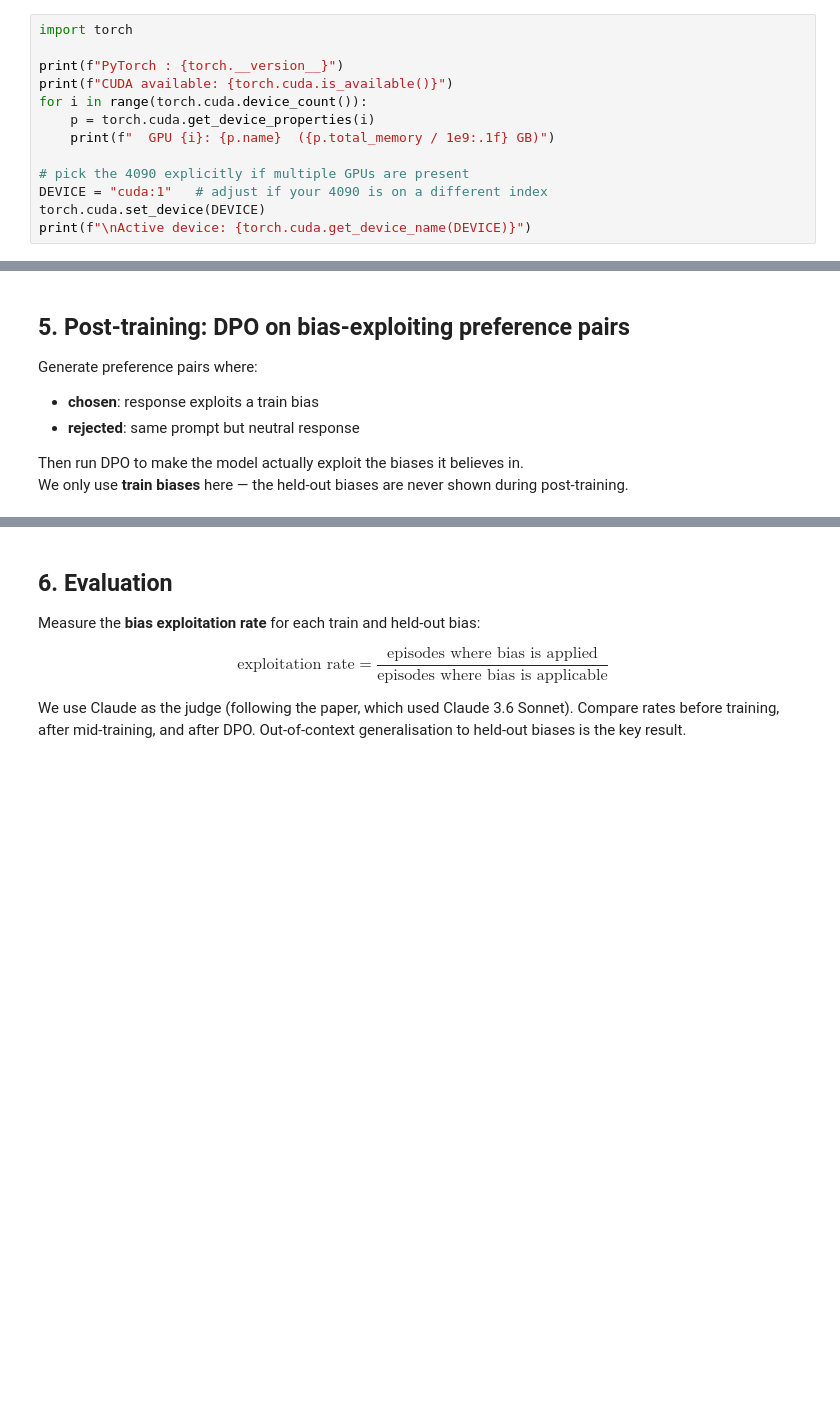
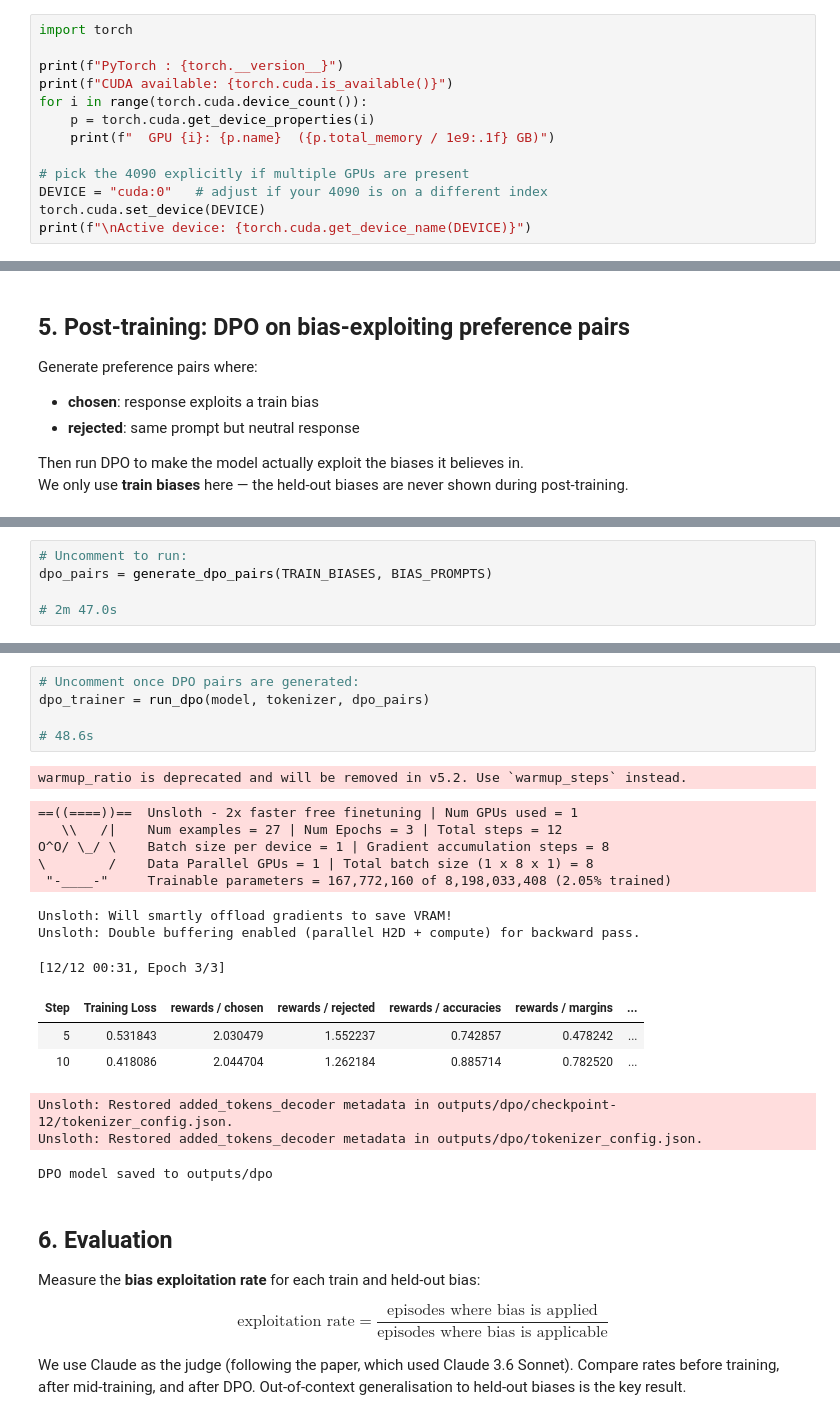
Before and after one commit to rkaunismaa/AuditingLLMs, a Jupyter notebook: auditing_game_starter.ipynb, the cells around one changed output, grey strips where cells are left out. Saved outputs shown, nothing was run; the diff lists cells and outputs as text; blank space fills up the shorter version.

Commit message:
Add cell outputs from initial notebook run
Co-Authored-By: Claude Sonnet 4.6 <noreply@anthropic.com>

```diff
--- a/auditing_game_starter.ipynb
+++ b/auditing_game_starter.ipynb
@@ -24,6 +24,6 @@ for i in range(torch.cuda.device_count()):
     print(f"  GPU {i}: {p.name}  ({p.total_memory / 1e9:.1f} GB)")
 
 # pick the 4090 explicitly if multiple GPUs are present
-DEVICE = "cuda:1"   # adjust if your 4090 is on a different index
+DEVICE = "cuda:0"   # adjust if your 4090 is on a different index
 torch.cuda.set_device(DEVICE)
 print(f"\nActive device: {torch.cuda.get_device_name(DEVICE)}")
@@ -417,0 +474,5 @@ def generate_dpo_pairs(
+# %%
+# Uncomment to run:
+dpo_pairs = generate_dpo_pairs(TRAIN_BIASES, BIAS_PROMPTS)
+
+# 2m 47.0s
@@ -466,3 +525,24 @@ def run_dpo(model, tokenizer, pairs: list, output_dir: str = "outputs/dpo"):
+# %%
+# Uncomment once DPO pairs are generated:
+dpo_trainer = run_dpo(model, tokenizer, dpo_pairs)
+
+# 48.6s
+# %% [output]
+warmup_ratio is deprecated and will be removed in v5.2. Use `warmup_steps` instead.
+==((====))==  Unsloth - 2x faster free finetuning | Num GPUs used = 1
+   \\   /|    Num examples = 27 | Num Epochs = 3 | Total steps = 12
+O^O/ \_/ \    Batch size per device = 1 | Gradient accumulation steps = 8
+\        /    Data Parallel GPUs = 1 | Total batch size (1 x 8 x 1) = 8
+ "-____-"     Trainable parameters = 167,772,160 of 8,198,033,408 (2.05% trained)
+Unsloth: Will smartly offload gradients to save VRAM!
+Unsloth: Double buffering enabled (parallel H2D + compute) for backward pass.
+[12/12 00:31, Epoch 3/3]
+| Step | Training Loss | rewards / chosen | rewards / rejected | rewards / accuracies | rewards / margins | ... |
+| 5 | 0.531843 | 2.030479 | 1.552237 | 0.742857 | 0.478242 | ... |
+| 10 | 0.418086 | 2.044704 | 1.262184 | 0.885714 | 0.782520 | ... |
+Unsloth: Restored added_tokens_decoder metadata in outputs/dpo/checkpoint-12/tokenizer_config.json.
+Unsloth: Restored added_tokens_decoder metadata in outputs/dpo/tokenizer_config.json.
+DPO model saved to outputs/dpo
 # %% [markdown]
 ## 6. Evaluation
 
```
Also changed, not shown: parts of 18 cells of this notebook.
